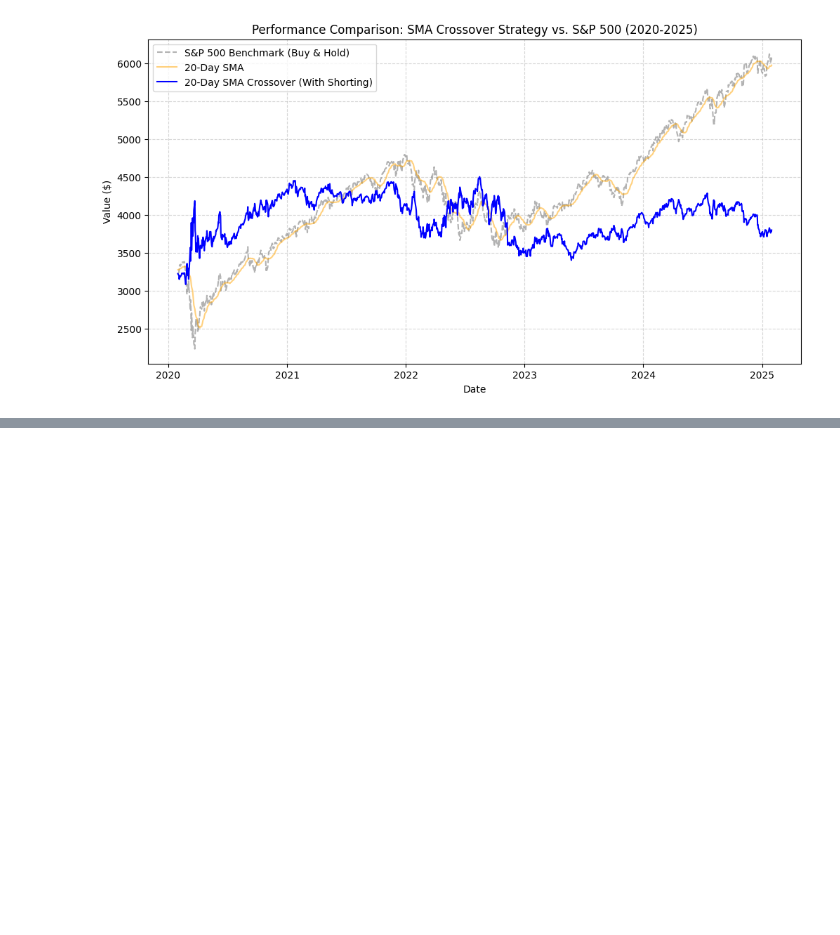
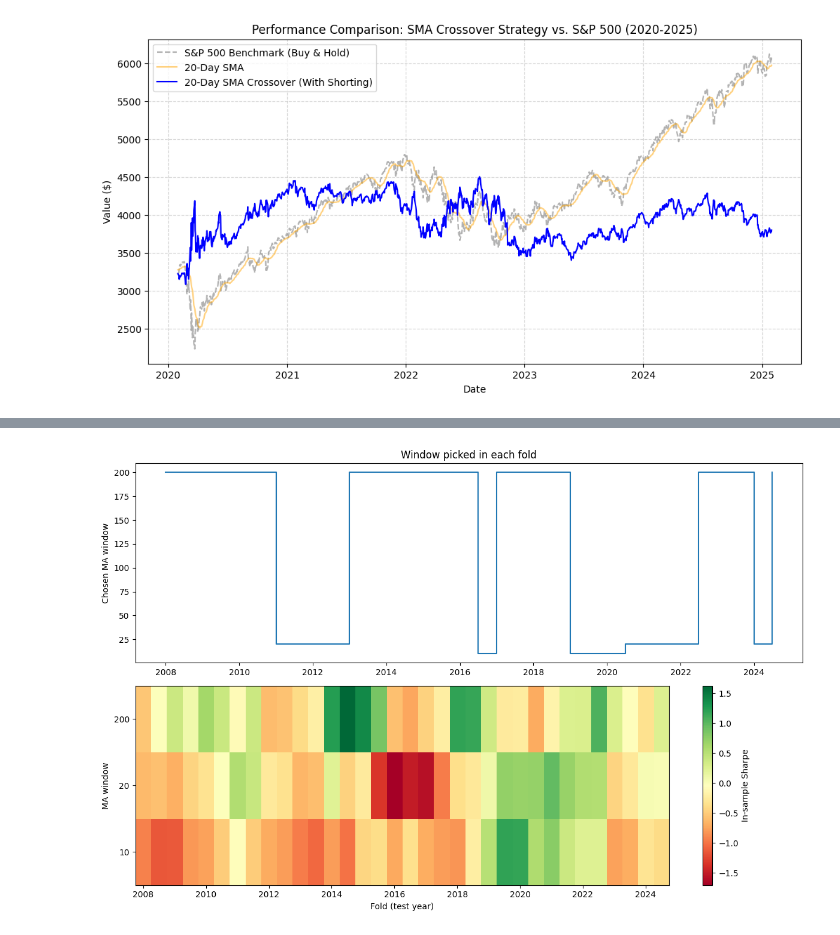
Before and after one commit to amanpoonia/SBeta_preparation, a Jupyter notebook: Backtesting/WF_fundamentals.ipynb, the cells around one changed output, grey strips where cells are left out. Saved outputs shown, nothing was run; the diff lists cells and outputs as text; code cells hidden in the pictures; blank space fills up the shorter version.

```diff
--- a/Backtesting/WF_fundamentals.ipynb
+++ b/Backtesting/WF_fundamentals.ipynb
@@ -310,0 +330,20 @@ Cumulative Out-of-Sample Return: 8.47%
+# %%
+window = [10,20,200]
+
+ret = pd.DataFrame({
+    w: backtest(close, w) for w in window
+})
+
+is_sharpe = []
+
+for i, f in folds.iterrows():
+  train = ret.loc[f.train_start:f.train_end]
+  is_sharpe.append(sharpe(train))
+
+is_sharpe = pd.DataFrame(is_sharpe, index=folds.index)
+
+folds['best_window'] = is_sharpe.idxmax(axis=1)
+folds['is_sharpe'] = is_sharpe.max(axis=1)
+folds['margin'] = is_sharpe.max(axis=1) - is_sharpe.median(axis=1)
+
+print(folds[['train_start','train_end','best_window','best_sharpe','margin']])
@@ -310,0 +368,21 @@ Cumulative Out-of-Sample Return: 8.47%
+# %%
+fig, ax = plt.subplots(2, 1, figsize=(12, 8))
+
+# 1. chosen window over time
+ax[0].step(folds.test_start, folds.best_window, where='post')
+ax[0].set_ylabel('Chosen MA window')
+ax[0].set_title('Window picked in each fold')
+
+# 2. heatmap: in-sample Sharpe of every window in every fold
+im = ax[1].imshow(is_sharpe.T.values, aspect='auto', origin='lower', cmap='RdYlGn')
+ax[1].set_yticks(range(len(window)))
+ax[1].set_yticklabels(window)
+ax[1].set_xticks(range(0, len(folds), 4))
+ax[1].set_xticklabels(folds.test_start.dt.year[::4])
+ax[1].set_ylabel('MA window')
+ax[1].set_xlabel('Fold (test year)')
+plt.colorbar(im, ax=ax[1], label='In-sample Sharpe')
+plt.tight_layout()
+plt.show()
+# %% [output]
+[figure, added]
```
Also changed, not shown: parts of 28 cells of this notebook.
